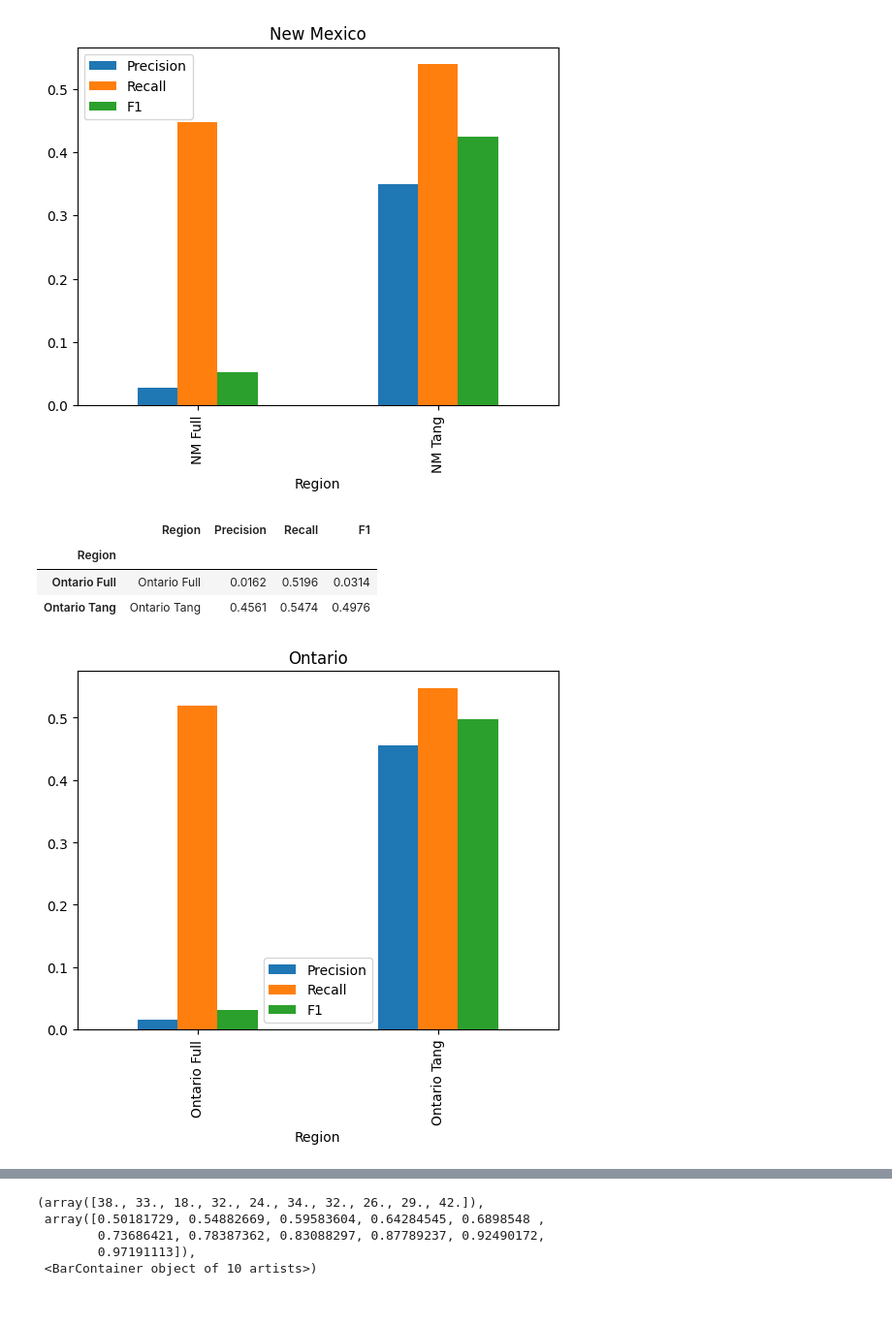
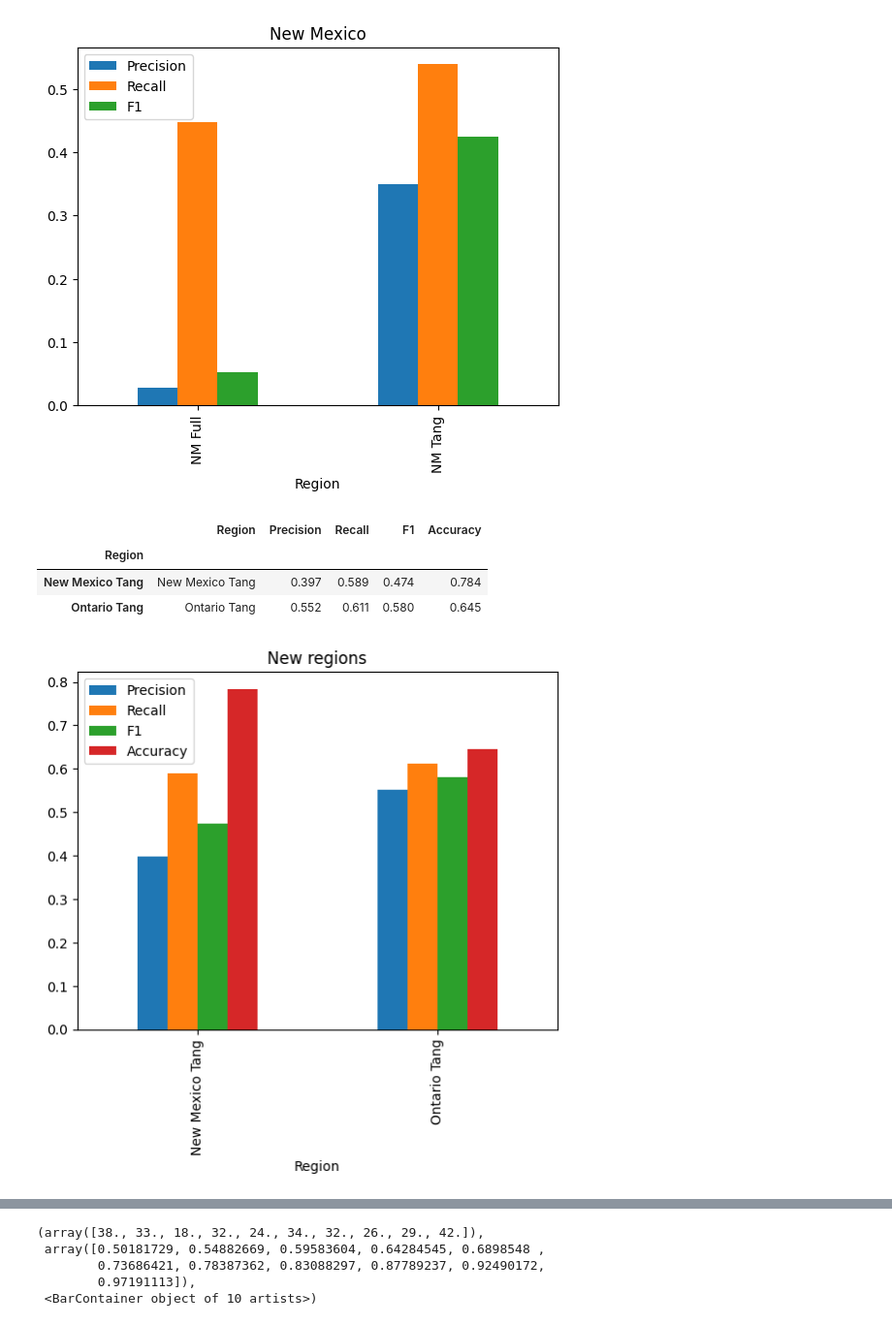
Before and after one commit to Ode-PBLLC/aquarry, a Jupyter notebook: mine_mapping.ipynb, the cells around one changed output, grey strips where cells are left out. Shown: that part at 97% size. Drawn from its saved outputs; the diff is of its cells as text; code cells hidden in the pictures.

```diff
--- a/mine_mapping.ipynb
+++ b/mine_mapping.ipynb
@@ -3194,17 +3447,17 @@ nm_results
 | NM Tang | NM Tang | 0.3500 | 0.5385 | 0.4242 |
 [figure]
 # %%
-ont_results = pd.DataFrame({'Region': ['Ontario Tang', 'Ontario Full'], 'Precision':[0.4561, 0.0162], 'Recall':[0.5474, 0.5196], 'F1': [ 0.4976, 0.0314]})
-ont_results = ont_results.sort_values(by = 'Recall')
-ont_results.index = ont_results['Region']
+ont_nm_results = pd.DataFrame({'Region': ['New Mexico Tang', 'Ontario Tang'], 'Precision':[0.397, 0.552], 'Recall':[0.589, 0.611], 'F1': [0.474, 0.58], 'Accuracy': [0.784, 0.645]})
+ont_nm_results = ont_nm_results.sort_values(by = 'Recall')
+ont_nm_results.index = ont_nm_results['Region']
 
-ont_results.plot(kind='bar')
-plt.title('Ontario')
+ont_nm_results.plot(kind='bar')
+plt.title('New regions')
 
-ont_results
+ont_nm_results
 # %% [output]
-|  | Region | Precision | Recall | F1 |
-| Region |  |  |  |  |
-| Ontario Full | Ontario Full | 0.0162 | 0.5196 | 0.0314 |
-| Ontario Tang | Ontario Tang | 0.4561 | 0.5474 | 0.4976 |
+|  | Region | Precision | Recall | F1 | Accuracy |
+| Region |  |  |  |  |  |
+| New Mexico Tang | New Mexico Tang | 0.397 | 0.589 | 0.474 | 0.784 |
+| Ontario Tang | Ontario Tang | 0.552 | 0.611 | 0.580 | 0.645 |
-[figure, old version]
+[figure, new version]
```
Also changed, not shown: parts of 225 cells of this notebook.
